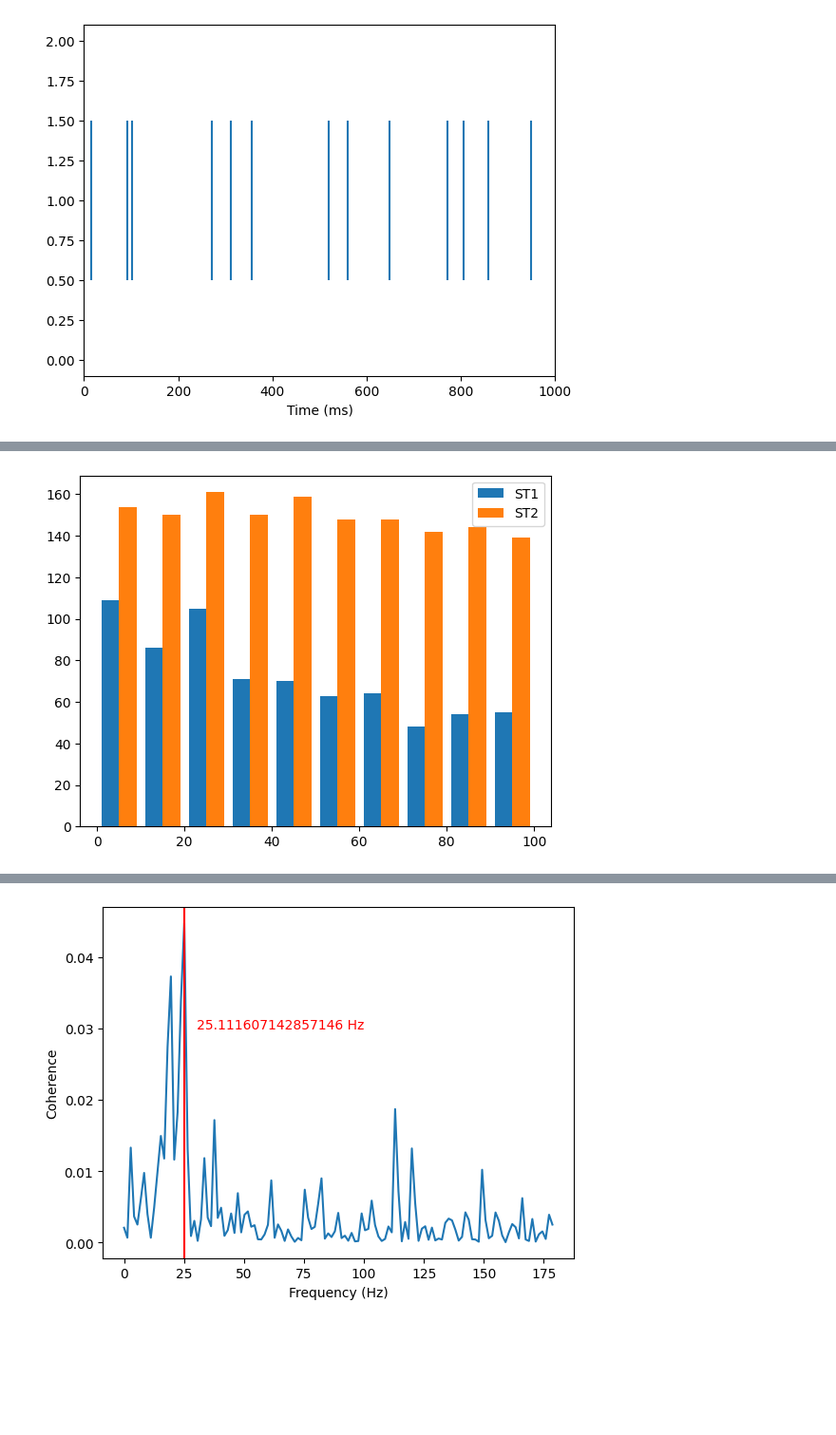
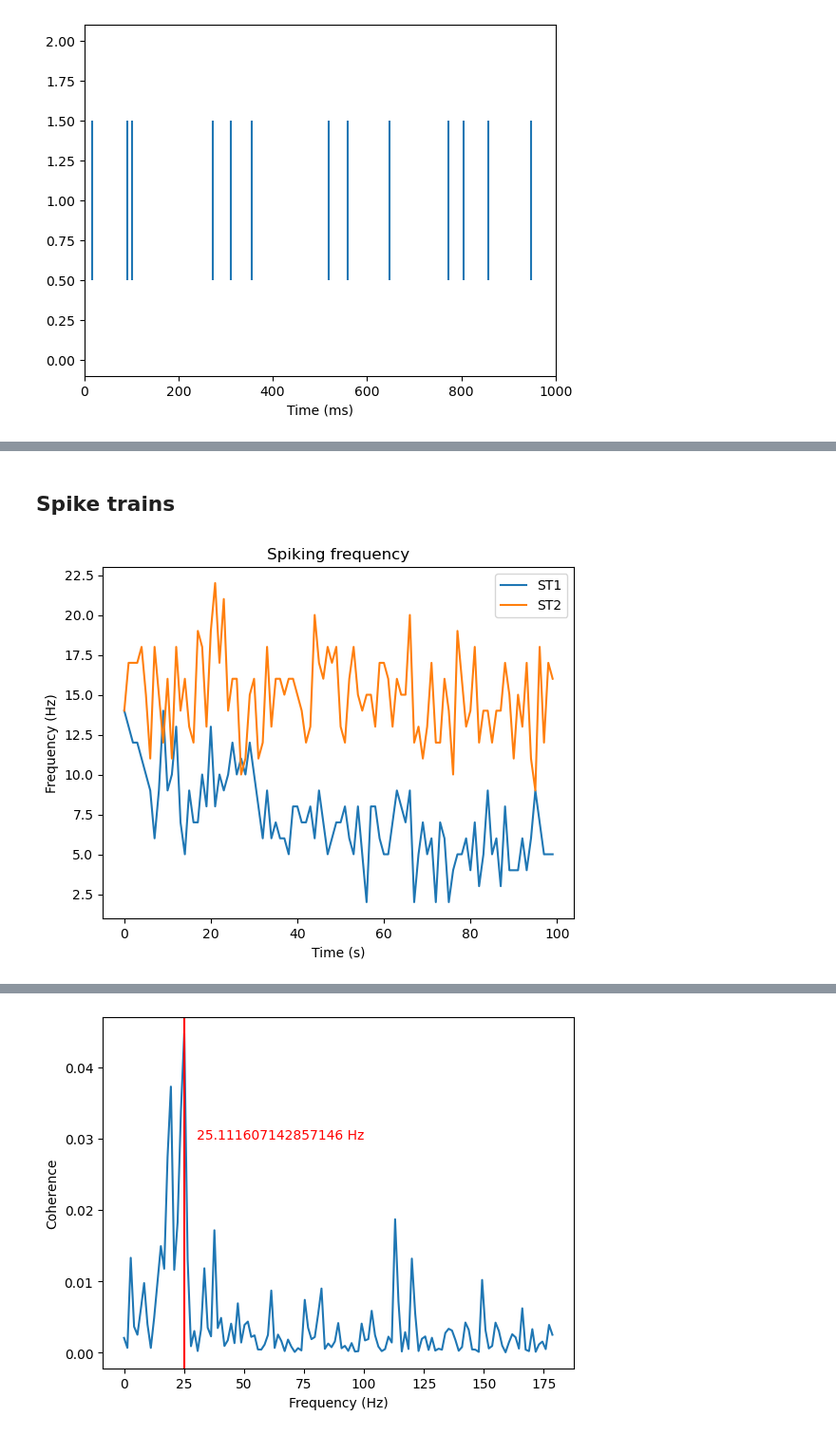
Before and after one commit to nicolas-bsrt/parkinson_project, a Jupyter notebook: project.ipynb, the cells around one changed output, grey strips where cells are left out. Shown at 95% size. Cells and saved outputs as stored; diff of their text form; code cells hidden in the pictures; blank space fills up the shorter version.

```diff
--- a/project.ipynb
+++ b/project.ipynb
@@ -7,13 +10,15 @@ import matplotlib.pyplot as plt
 # %%
 # Load the data in a dictionnary
-data={'ActivPark': h5py.File('samples/L23_f09_as_PARK.mat','r'),
-      'SWAPark': h5py.File('samples/L23_f03_swa_PARK.mat','r'),
-     'ActivCtl': h5py.File('samples/A9_c05_as_CTL.mat','r'),
-     'SWACtl': h5py.File('samples/A9_c01_swa_CTL.mat','r')}
+data = {
+    'ActivPark': h5py.File('samples/L23_f09_as_PARK.mat','r'),
+    'SWAPark': h5py.File('samples/L23_f03_swa_PARK.mat','r'),
+    'ActivCtl': h5py.File('samples/A9_c05_as_CTL.mat','r'),
+    'SWACtl': h5py.File('samples/A9_c01_swa_CTL.mat','r')
+    }
 
 # Look at the variable names in each data file
 for key,value in data.items():
     print(key)
-    print(data[key].keys())
+    print(*data[key].keys(), end='\n\n')
 # %% [output]
 ActivPark
@@ -147,13 +205,20 @@ resolution: 1.6e-06
+# %% [markdown]
+## Spike trains
 # %%
 # Look up spike times for the two spike trains
-# TODO: Je ne comprend plus rien, dans un bloc précédent on nous demande "3 spike trains" et là il n'y en a plus que 2 ? Où est passé le 3ème ?
+# See above (raster plots)
 
 # Display the times for the 2 firsts spike train
-plt.hist((ST1['times'][0], ST2['times'][0]), bins=10, label=("ST1","ST2"))
+#plt.hist((ST1['times'][0], ST2['times'][0]), bins=100, label=("ST1","ST2"))
+plt.plot(np.histogram(ST1['times'][0], bins=100)[0], label='ST1')
+plt.plot(np.histogram(ST2['times'][0], bins=100)[0], label='ST2')
 plt.legend()
+plt.xlabel('Time (s)')
+plt.ylabel('Frequency (Hz)')
+plt.title('Spiking frequency')
 plt.show()
 # %% [output]
-[figure, old version]
+[figure, new version]
 # %%
 # Make an instantaneous firing rate in bins of 1 ms using the function np.histogram
 
```
Also changed, not shown: parts of 28 cells of this notebook.
